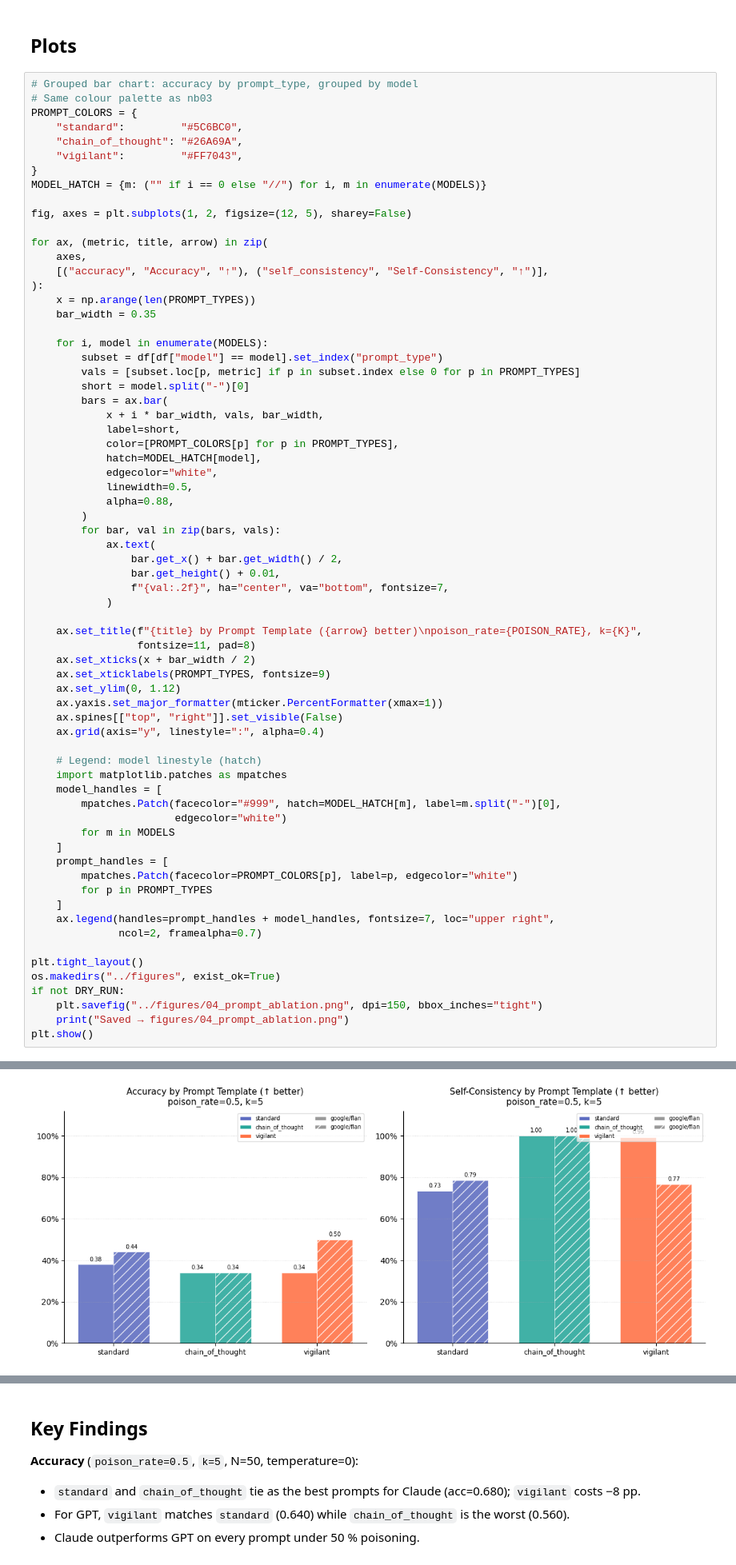
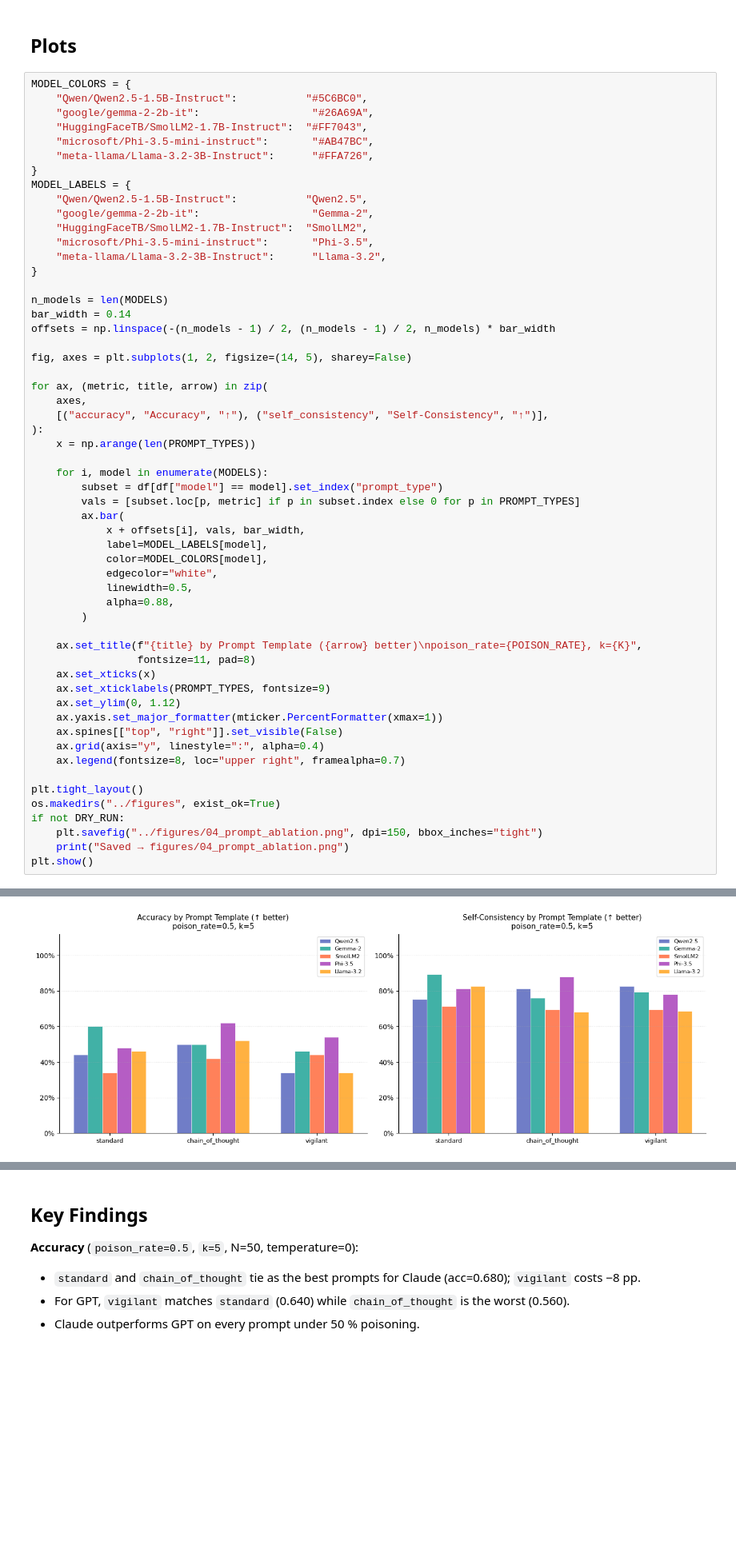
Before and after one commit to PrismaKisar/rag-trustworthiness, a Jupyter notebook: notebooks/04_prompt_ablation.ipynb, the cells around one changed output, grey strips where cells are left out. Shown at 80% size. Saved outputs shown, nothing was run; the diff lists cells and outputs as text; blank space fills up the shorter version.

Commit message:
chore: update prompt ablation notebook outputs

```diff
--- a/notebooks/04_prompt_ablation.ipynb
+++ b/notebooks/04_prompt_ablation.ipynb
@@ -253,74 +270,62 @@ vigilant                0.880
 # %% [markdown]
 ## Plots
 # %%
-# Grouped bar chart: accuracy by prompt_type, grouped by model
-# Same colour palette as nb03
-PROMPT_COLORS = {
-    "standard":         "#5C6BC0",
-    "chain_of_thought": "#26A69A",
-    "vigilant":         "#FF7043",
+MODEL_COLORS = {
+    "Qwen/Qwen2.5-1.5B-Instruct":           "#5C6BC0",
+    "google/gemma-2-2b-it":                  "#26A69A",
+    "HuggingFaceTB/SmolLM2-1.7B-Instruct":  "#FF7043",
+    "microsoft/Phi-3.5-mini-instruct":       "#AB47BC",
+    "meta-llama/Llama-3.2-3B-Instruct":      "#FFA726",
 }
-MODEL_HATCH = {m: ("" if i == 0 else "//") for i, m in enumerate(MODELS)}
+MODEL_LABELS = {
+    "Qwen/Qwen2.5-1.5B-Instruct":           "Qwen2.5",
+    "google/gemma-2-2b-it":                  "Gemma-2",
+    "HuggingFaceTB/SmolLM2-1.7B-Instruct":  "SmolLM2",
+    "microsoft/Phi-3.5-mini-instruct":       "Phi-3.5",
+    "meta-llama/Llama-3.2-3B-Instruct":      "Llama-3.2",
+}
 
-fig, axes = plt.subplots(1, 2, figsize=(12, 5), sharey=False)
+n_models = len(MODELS)
+bar_width = 0.14
+offsets = np.linspace(-(n_models - 1) / 2, (n_models - 1) / 2, n_models) * bar_width
+
+fig, axes = plt.subplots(1, 2, figsize=(14, 5), sharey=False)
 
 for ax, (metric, title, arrow) in zip(
     axes,
     [("accuracy", "Accuracy", "↑"), ("self_consistency", "Self-Consistency", "↑")],
 ):
     x = np.arange(len(PROMPT_TYPES))
-    bar_width = 0.35
 
     for i, model in enumerate(MODELS):
         subset = df[df["model"] == model].set_index("prompt_type")
         vals = [subset.loc[p, metric] if p in subset.index else 0 for p in PROMPT_TYPES]
-        short = model.split("-")[0]
-        bars = ax.bar(
-            x + i * bar_width, vals, bar_width,
-            label=short,
-            color=[PROMPT_COLORS[p] for p in PROMPT_TYPES],
-            hatch=MODEL_HATCH[model],
+        ax.bar(
+            x + offsets[i], vals, bar_width,
+            label=MODEL_LABELS[model],
+            color=MODEL_COLORS[model],
             edgecolor="white",
             linewidth=0.5,
             alpha=0.88,
         )
-        for bar, val in zip(bars, vals):
-            ax.text(
-                bar.get_x() + bar.get_width() / 2,
-                bar.get_height() + 0.01,
-                f"{val:.2f}", ha="center", va="bottom", fontsize=7,
-            )
 
     ax.set_title(f"{title} by Prompt Template ({arrow} better)\npoison_rate={POISON_RATE}, k={K}",
                  fontsize=11, pad=8)
-    ax.set_xticks(x + bar_width / 2)
+    ax.set_xticks(x)
     ax.set_xticklabels(PROMPT_TYPES, fontsize=9)
     ax.set_ylim(0, 1.12)
     ax.yaxis.set_major_formatter(mticker.PercentFormatter(xmax=1))
     ax.spines[["top", "right"]].set_visible(False)
     ax.grid(axis="y", linestyle=":", alpha=0.4)
-
-    # Legend: model linestyle (hatch)
-    import matplotlib.patches as mpatches
-    model_handles = [
-        mpatches.Patch(facecolor="#999", hatch=MODEL_HATCH[m], label=m.split("-")[0],
-                       edgecolor="white")
-        for m in MODELS
-    ]
-    prompt_handles = [
-        mpatches.Patch(facecolor=PROMPT_COLORS[p], label=p, edgecolor="white")
-        for p in PROMPT_TYPES
-    ]
-    ax.legend(handles=prompt_handles + model_handles, fontsize=7, loc="upper right",
-              ncol=2, framealpha=0.7)
+    ax.legend(fontsize=8, loc="upper right", framealpha=0.7)
 
 plt.tight_layout()
 os.makedirs("../figures", exist_ok=True)
 if not DRY_RUN:
     plt.savefig("../figures/04_prompt_ablation.png", dpi=150, bbox_inches="tight")
     print("Saved → figures/04_prompt_ablation.png")
 plt.show()
 # %% [output]
 Saved → figures/04_prompt_ablation.png
-[figure, old version]
+[figure, new version]
 # %%
```
Also changed, not shown: parts of 6 cells of this notebook.
